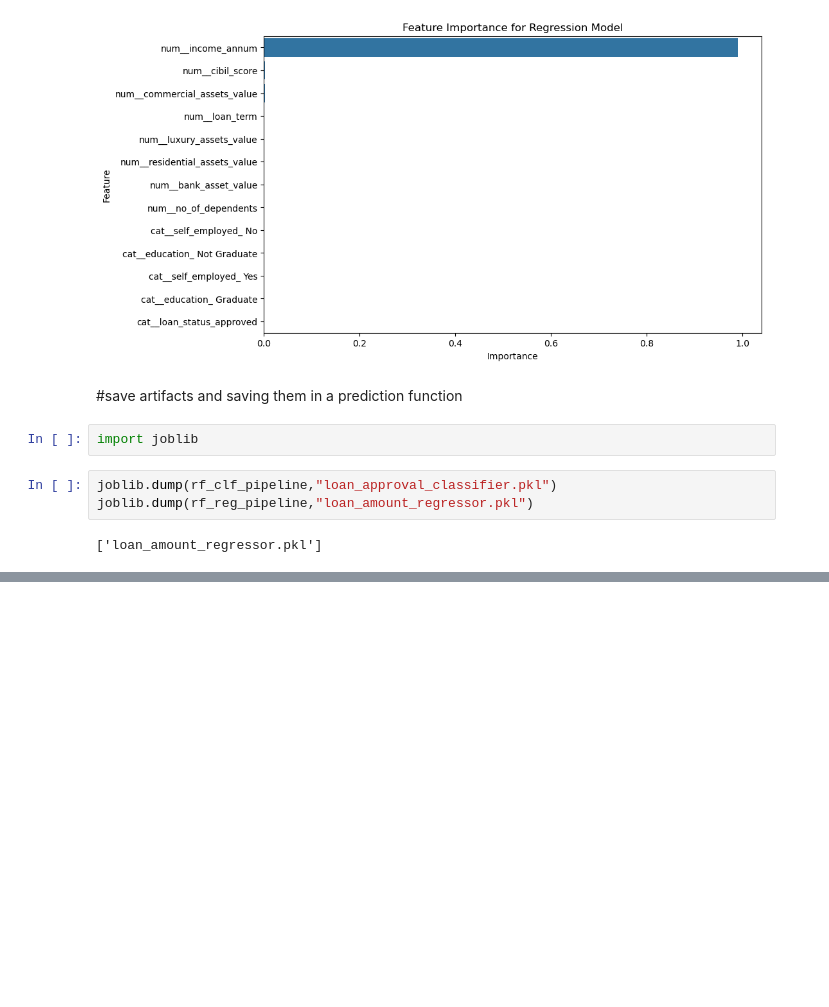
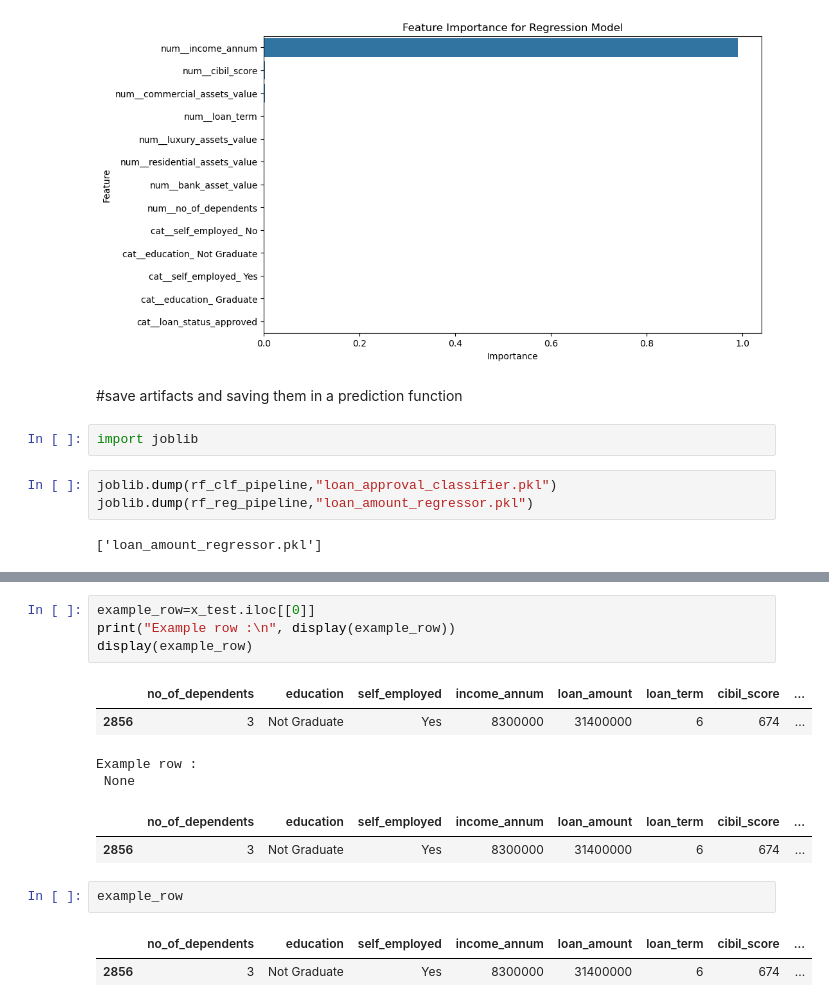
Before and after one commit to tasnim-shamsuddin/Loan-approval-and-valuation-system-, a Jupyter notebook: analyze.ipynb, the cells around one changed output, grey strips where cells are left out. Drawn from its saved outputs; the diff is of its cells as text; blank space fills up the shorter version.

```diff
--- a/analyze.ipynb
+++ b/analyze.ipynb
@@ -472,0 +498,16 @@ joblib.dump(rf_reg_pipeline,"loan_amount_regressor.pkl")
+# %%
+example_row=x_test.iloc[[0]]
+print("Example row :\n", display(example_row))
+display(example_row)
+# %% [output]
+|  | no_of_dependents | education | self_employed | income_annum | loan_amount | loan_term | cibil_score | ... |
+| 2856 | 3 | Not Graduate | Yes | 8300000 | 31400000 | 6 | 674 | ... |
+Example row :
+ None
+|  | no_of_dependents | education | self_employed | income_annum | loan_amount | loan_term | cibil_score | ... |
+| 2856 | 3 | Not Graduate | Yes | 8300000 | 31400000 | 6 | 674 | ... |
+# %%
+example_row
+# %% [output]
+|  | no_of_dependents | education | self_employed | income_annum | loan_amount | loan_term | cibil_score | ... |
+| 2856 | 3 | Not Graduate | Yes | 8300000 | 31400000 | 6 | 674 | ... |
```
Also changed, not shown: parts of 12 cells of this notebook, 1 other file.
